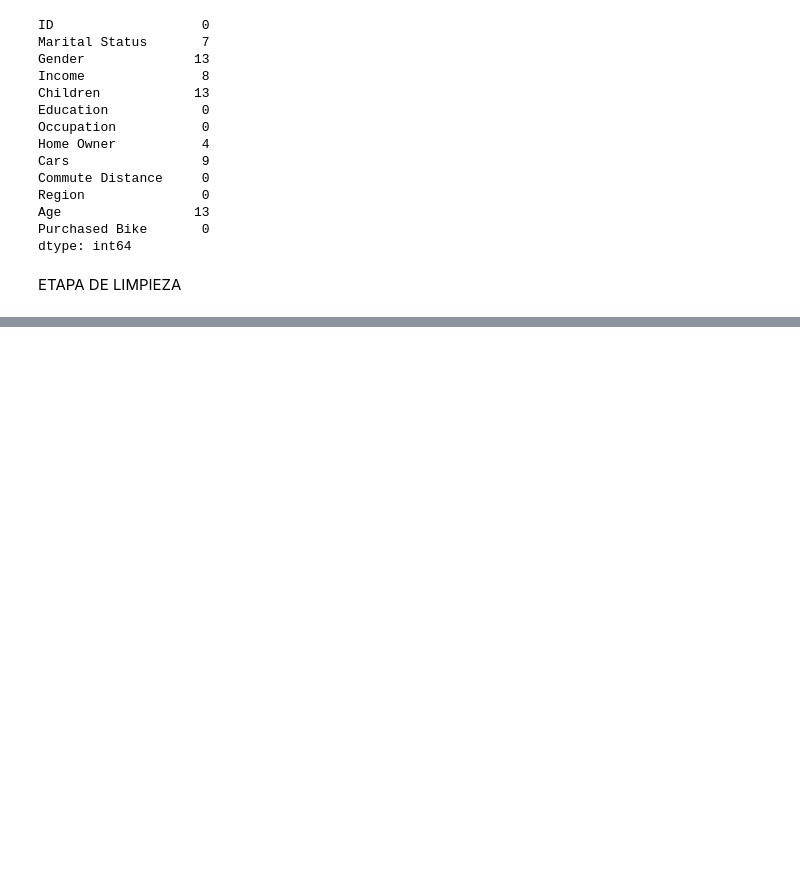
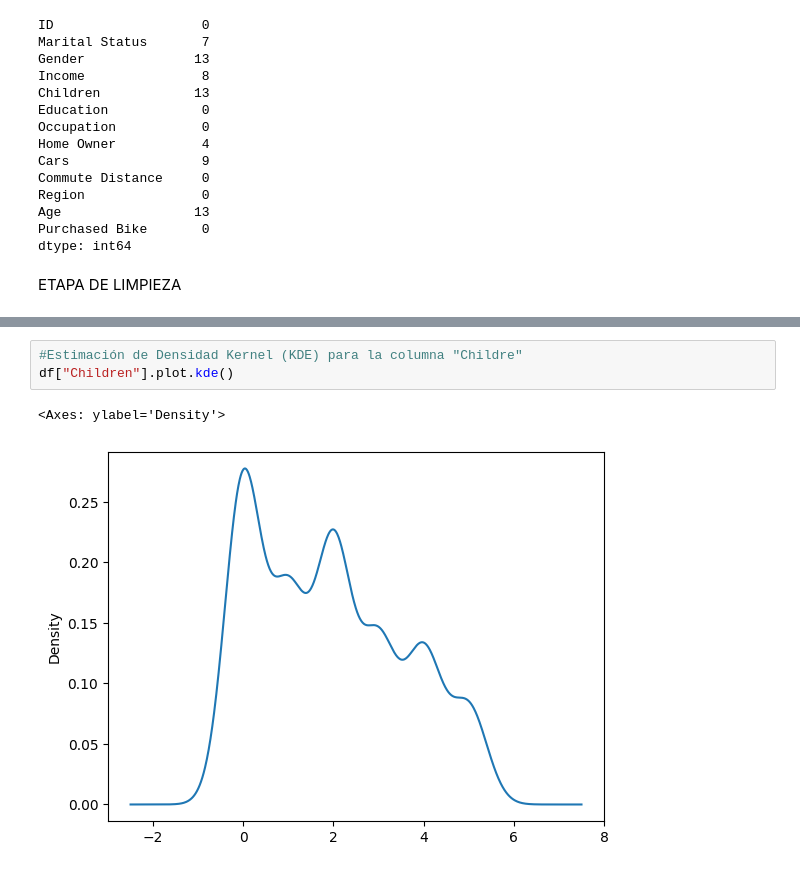
Before and after one commit to Markechy/Analitica, a Jupyter notebook: ACT_Limpieza.ipynb, the cells around one changed output, grey strips where cells are left out. Cells and saved outputs as stored; diff of their text form; blank space fills up the shorter version.

```diff
--- a/ACT_Limpieza.ipynb
+++ b/ACT_Limpieza.ipynb
@@ -84,0 +156,6 @@ ETAPA DE LIMPIEZA
+# %%
+#Estimación de Densidad Kernel (KDE) para la columna "Childre"
+df["Children"].plot.kde()
+# %% [output]
+<Axes: ylabel='Density'>
+[figure, added]
```
Also changed, not shown: parts of 8 cells of this notebook.
